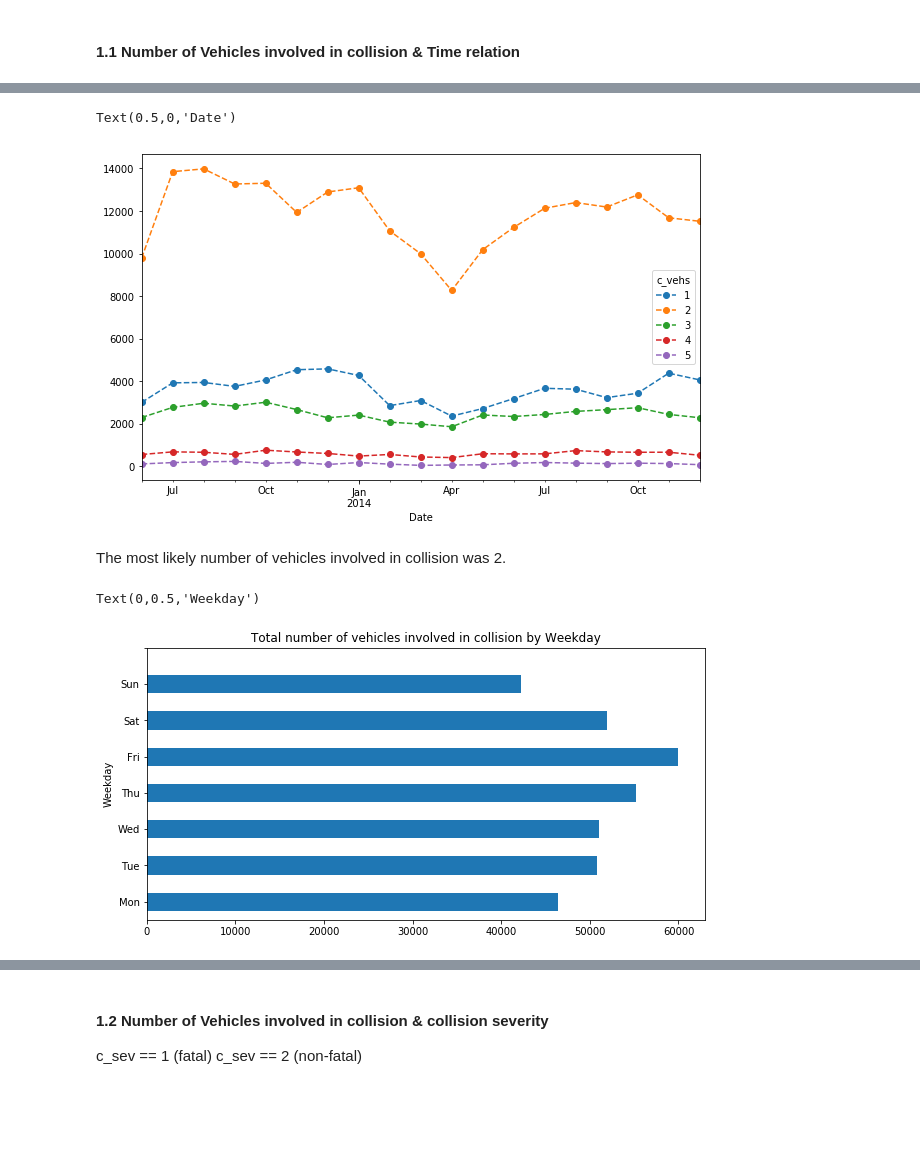
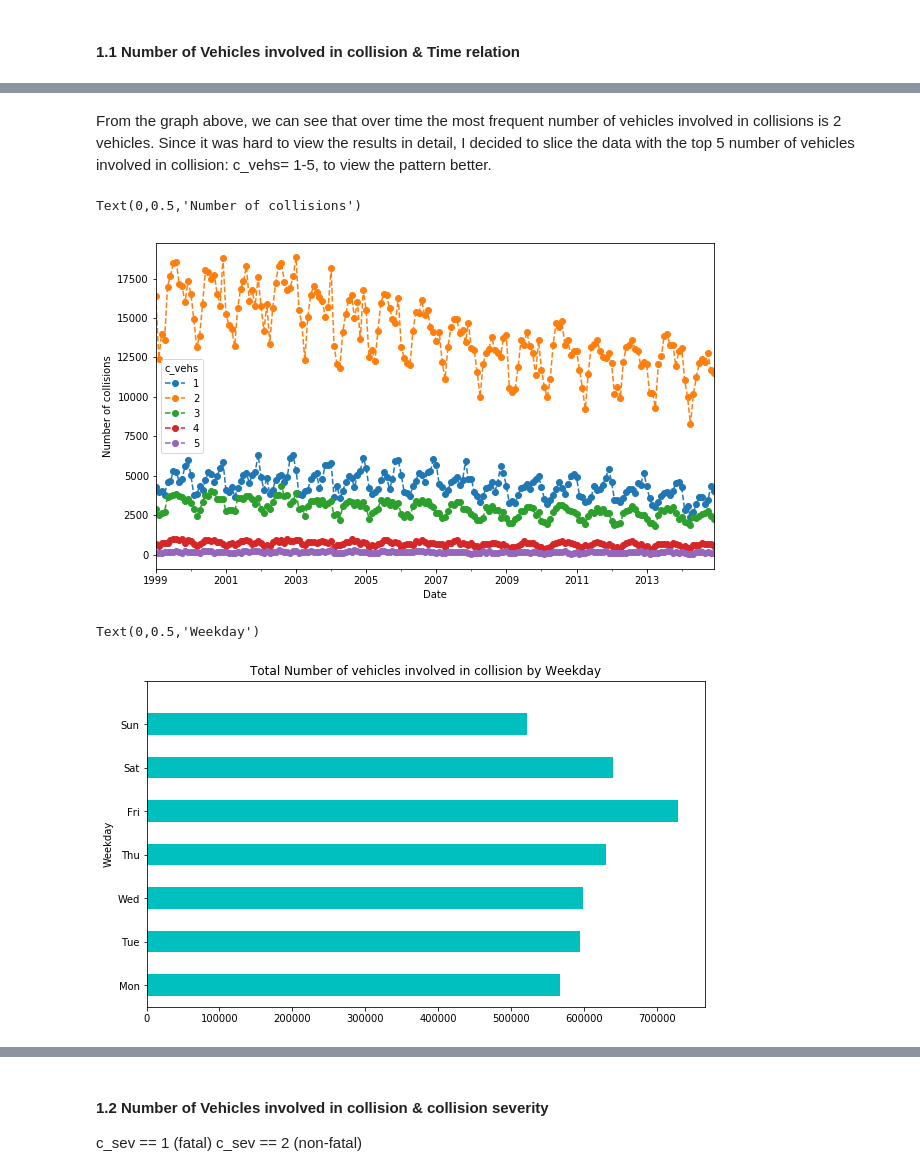
Before and after one commit to rynho/3250-G3, a Jupyter notebook: jupyterNB/Chae.ipynb, the cells around one changed output, grey strips where cells are left out. Drawn from its saved outputs; the diff is of its cells as text; code cells hidden in the pictures; blank space fills up the shorter version.

```diff
--- a/jupyterNB/Chae.ipynb
+++ b/jupyterNB/Chae.ipynb
@@ -44,7 +44,8 @@ C_YEAR,C_MNTH,C_WDAY,C_HOUR,C_SEV,C_VEHS,C_CONF,C_RCFG,C_WTHR,C_RSUR,C_RALN,C_TR
 1999,01,1,17,2,03,QQ,QQ,1,2,1,01,02,01,1991,02,F,UU,13,2,UU,2
 1999,01,1,17,2,03,QQ,QQ,1,2,1,01,03,01,1992,01,M,UU,11,2,UU,1
 # %%
-accident=pd.read_csv('NCDB_1999_to_2014_s.csv', engine='python')
+#Load data in to a dataframe
+accident=pd.read_csv('NCDB_1999_to_2014.csv', engine='python')
 # %%
 #Replace all column heads to lower case
 accident.columns = accident.columns.map(lambda x: x[:].lower())
@@ -124,12 +126,14 @@ Text(0.5,0,'Date')
+# %% [markdown]
+From the graph above, we can see that over time the most frequent number of vehicles involved in collisions is 2 vehicles. Since it was hard to view the results in detail, I decided to slice the data with the top 5 number of vehicles involved in collision: c_vehs= 1-5, to view the pattern better.
 # %%
+#Selected c_vehs 1-5 to view the top 5 most frequent number of vehicles involved in collisions
 a=vehs.iloc[:,0:5]
 a.plot(style='o--')
 plt.xlabel('Date')
+plt.ylabel('Number of collisions')
 # %% [output]
-Text(0.5,0,'Date')
+Text(0,0.5,'Number of collisions')
-[figure, old version]
+[figure, new version]
-# %% [markdown]
-The most likely number of vehicles involved in collision was 2.
 # %%
 #Total number of vehicles involved in collision in regards to weekday
 df3 = df.loc[:,['c_wday','c_vehs']]
@@ -137,12 +141,12 @@ weekday=['Mon', 'Tue', 'Wed', 'Thu', 'Fri', 'Sat', 'Sun']
 w_day= df3.groupby('c_wday')['c_vehs'].size()
 
 #Visualize the result
-w_day.plot(kind='barh',figsize=(10,5),rot =0, title='Total number of vehicles involved in collision by Weekday')
+w_day.plot(kind='barh', color='c',figsize=(10,6),rot =0, title='Total Number of vehicles involved in collision by Weekday')
 plt.yticks(range(0,8),weekday)
 plt.ylabel('Weekday')
 # %% [output]
 Text(0,0.5,'Weekday')
-[figure, old version]
+[figure, new version]
 # %%
 #Relationship of number of vehicles involved in collision (1-57 vehicles) on a specific weekday
 w_day1=df3.groupby(['c_wday','c_vehs']).size().unstack()
```
Also changed, not shown: parts of 32 cells of this notebook.
